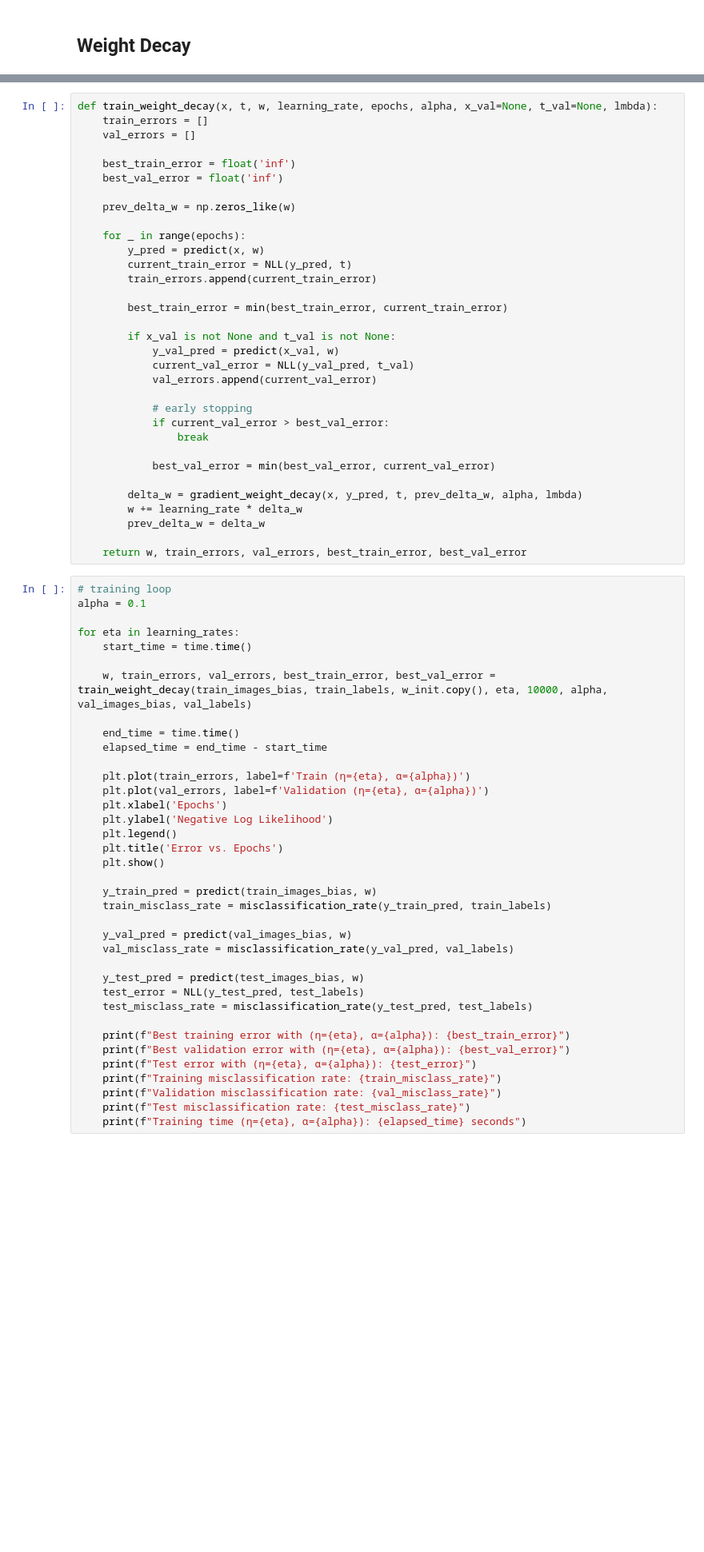
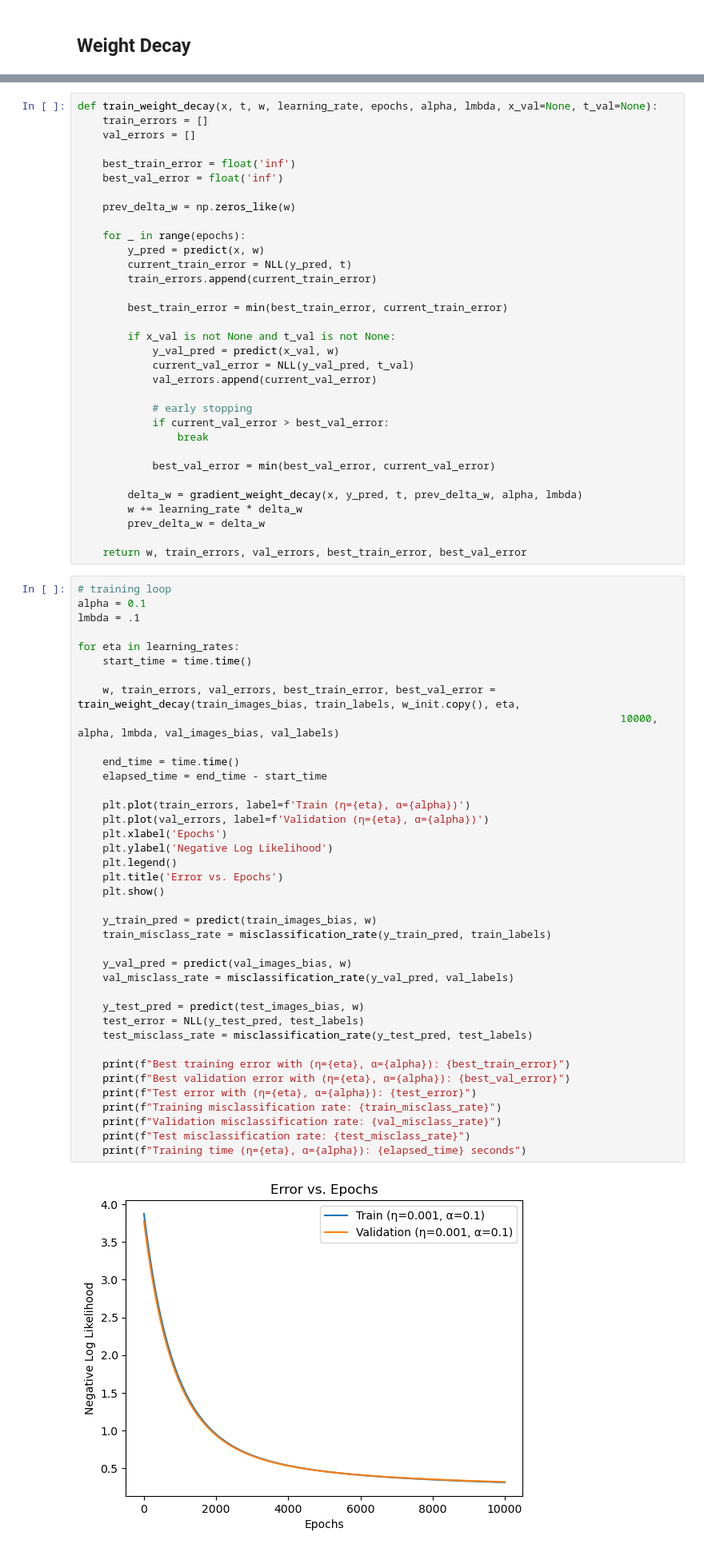
Before and after one commit to JvPost/CDSML, a Jupyter notebook: assignment4.ipynb, the cells around one changed output, grey strips where cells are left out. Shown at 80% size. Cells and saved outputs as stored; diff of their text form; blank space fills up the shorter version.

Commit message:
added results up to weight decay.

```diff
--- a/assignment4.ipynb
+++ b/assignment4.ipynb
@@ -329,7 +322,7 @@ def gradient_weight_decay(x, y_pred, t, prev_delta_w, alpha, lmbda):
     delta_w = -nll_gradient + regularization_term + momentum_term
     return delta_w
 # %%
-def train_weight_decay(x, t, w, learning_rate, epochs, alpha, x_val=None, t_val=None, lmbda):
+def train_weight_decay(x, t, w, learning_rate, epochs, alpha, lmbda, x_val=None, t_val=None):
     train_errors = []
     val_errors = []
 
@@ -364,38 +357,41 @@ def train_weight_decay(x, t, w, learning_rate, epochs, alpha, x_val=None, t_val=
 # %%
 # training loop
 alpha = 0.1
+lmbda = .1
 
 for eta in learning_rates:
     start_time = time.time()
 
-    w, train_errors, val_errors, best_train_error, best_val_error = train_weight_decay(train_images_bias, train_labels, w_init.copy(), eta, 10000, alpha, val_images_bias, val_labels)
+    w, train_errors, val_errors, best_train_error, best_val_error = train_weight_decay(train_images_bias, train_labels, w_init.copy(), eta,
+                                                                                       10000, alpha, lmbda, val_images_bias, val_labels)
 
     end_time = time.time()
     elapsed_time = end_time - start_time
 
     plt.plot(train_errors, label=f'Train (η={eta}, α={alpha})')
     plt.plot(val_errors, label=f'Validation (η={eta}, α={alpha})')
     plt.xlabel('Epochs')
     plt.ylabel('Negative Log Likelihood')
     plt.legend()
     plt.title('Error vs. Epochs')
     plt.show()
 
     y_train_pred = predict(train_images_bias, w)
     train_misclass_rate = misclassification_rate(y_train_pred, train_labels)
 
     y_val_pred = predict(val_images_bias, w)
     val_misclass_rate = misclassification_rate(y_val_pred, val_labels)
 
     y_test_pred = predict(test_images_bias, w)
     test_error = NLL(y_test_pred, test_labels)
     test_misclass_rate = misclassification_rate(y_test_pred, test_labels)
 
     print(f"Best training error with (η={eta}, α={alpha}): {best_train_error}")
     print(f"Best validation error with (η={eta}, α={alpha}): {best_val_error}")
     print(f"Test error with (η={eta}, α={alpha}): {test_error}")
     print(f"Training misclassification rate: {train_misclass_rate}")
     print(f"Validation misclassification rate: {val_misclass_rate}")
     print(f"Test misclassification rate: {test_misclass_rate}")
     print(f"Training time (η={eta}, α={alpha}): {elapsed_time} seconds")
 # %% [output]
+[figure, added]
```
Also changed, not shown: parts of 3 cells of this notebook.
